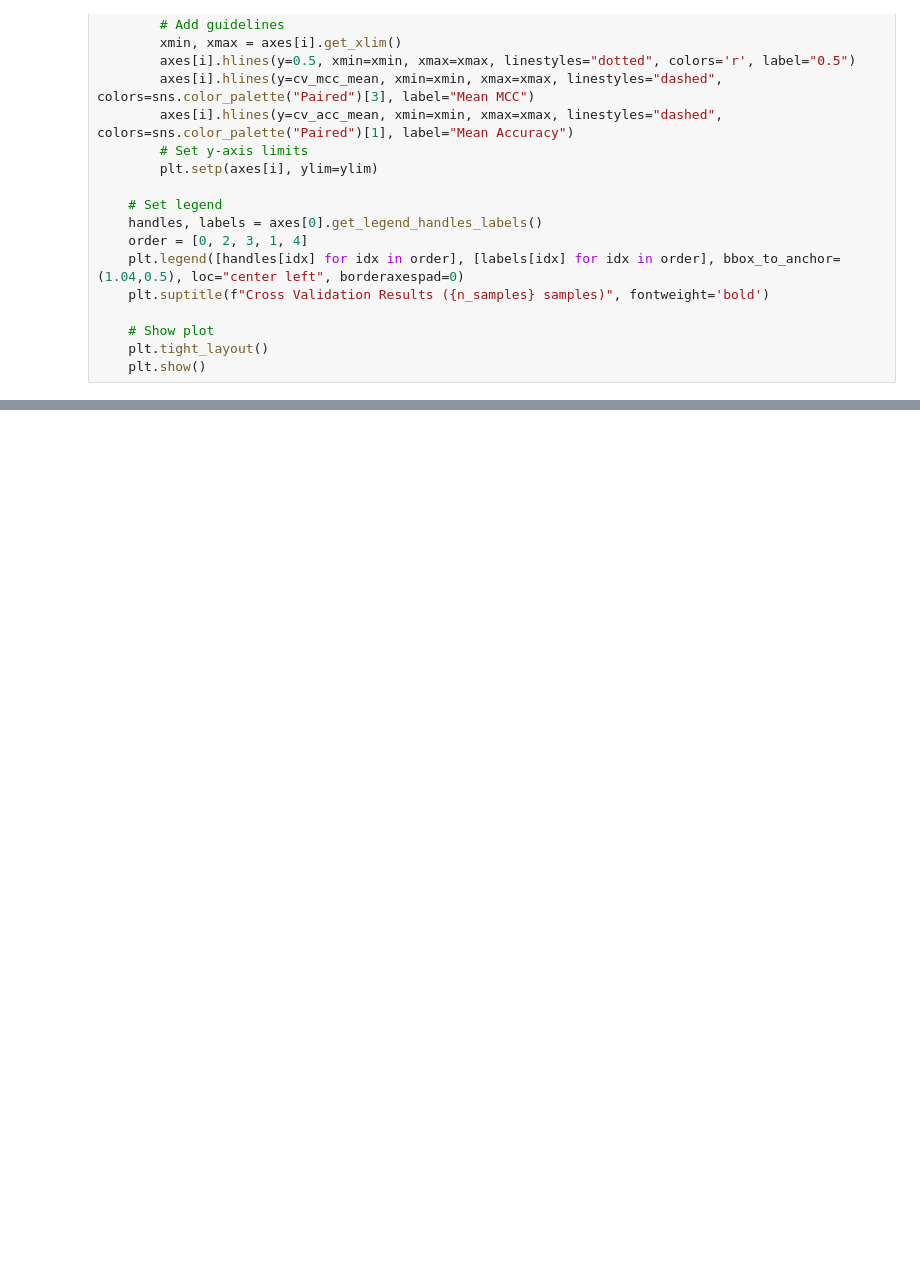
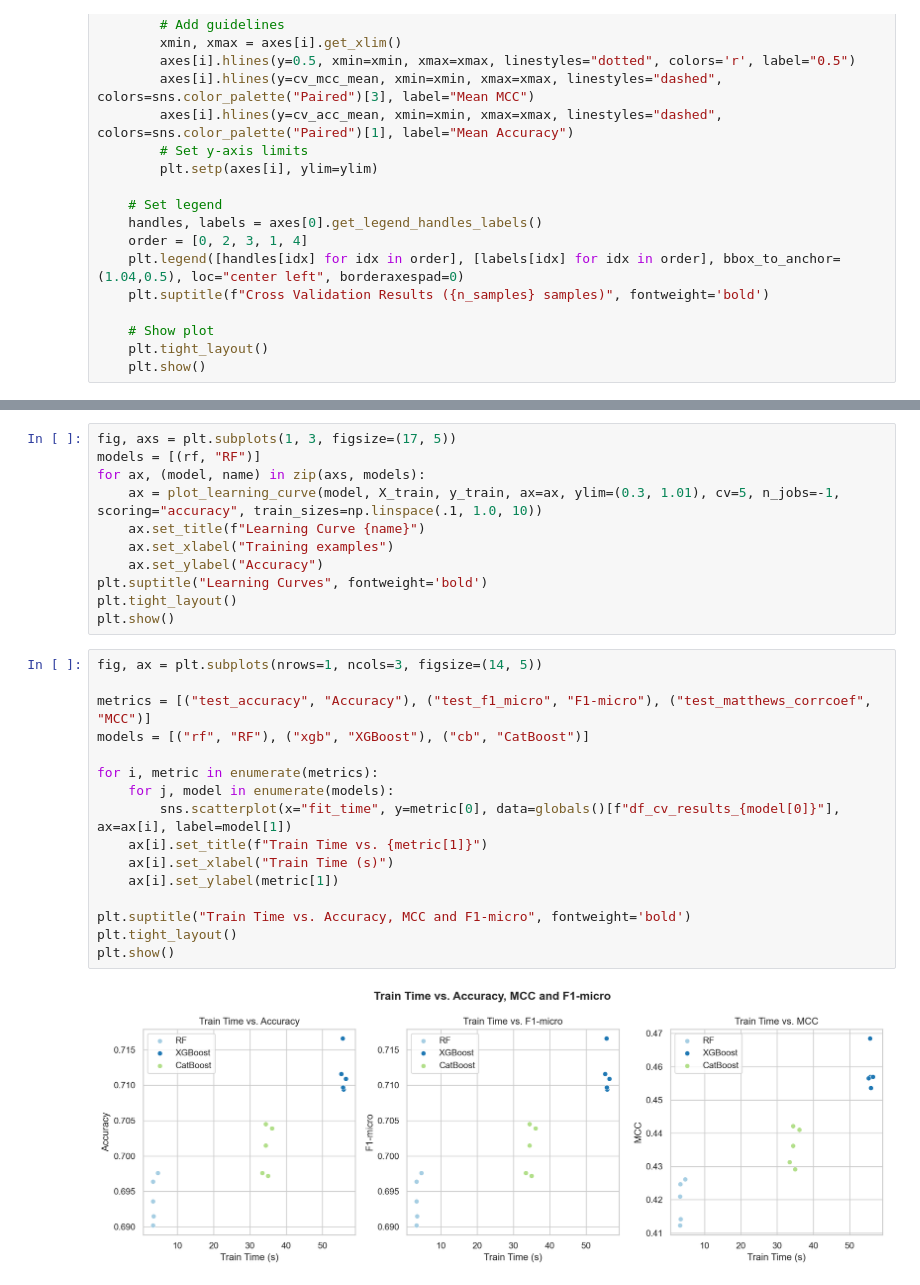
Before and after one commit to nina-prog/richters-predictor-modeling-earthquake-damage, a Jupyter notebook: notebooks/week04/week04-modelling-ensemble-alg.ipynb, the cells around one changed output, grey strips where cells are left out. Saved outputs shown, nothing was run; the diff lists cells and outputs as text; blank space fills up the shorter version.

```diff
--- a/notebooks/week04/week04-modelling-ensemble-alg.ipynb
+++ b/notebooks/week04/week04-modelling-ensemble-alg.ipynb
@@ -250,0 +326,29 @@ compare_models_cv_acc_mcc([cv_results_rf, cv_results_xgb, cv_results_cb], ["RF",
+# %%
+fig, axs = plt.subplots(1, 3, figsize=(17, 5))
+models = [(rf, "RF")]
+for ax, (model, name) in zip(axs, models):
+    ax = plot_learning_curve(model, X_train, y_train, ax=ax, ylim=(0.3, 1.01), cv=5, n_jobs=-1, scoring="accuracy", train_sizes=np.linspace(.1, 1.0, 10))
+    ax.set_title(f"Learning Curve {name}")
+    ax.set_xlabel("Training examples")
+    ax.set_ylabel("Accuracy")
+plt.suptitle("Learning Curves", fontweight='bold')
+plt.tight_layout()
+plt.show()
+# %%
+fig, ax = plt.subplots(nrows=1, ncols=3, figsize=(14, 5))
+
+metrics = [("test_accuracy", "Accuracy"), ("test_f1_micro", "F1-micro"), ("test_matthews_corrcoef", "MCC")]
+models = [("rf", "RF"), ("xgb", "XGBoost"), ("cb", "CatBoost")]
+
+for i, metric in enumerate(metrics):
+    for j, model in enumerate(models):
+        sns.scatterplot(x="fit_time", y=metric[0], data=globals()[f"df_cv_results_{model[0]}"], ax=ax[i], label=model[1])
+    ax[i].set_title(f"Train Time vs. {metric[1]}")
+    ax[i].set_xlabel("Train Time (s)")
+    ax[i].set_ylabel(metric[1])
+
+plt.suptitle("Train Time vs. Accuracy, MCC and F1-micro", fontweight='bold')
+plt.tight_layout()
+plt.show()
+# %% [output]
+[figure, added]
```
Also changed, not shown: parts of 10 cells of this notebook, 6 other files.
